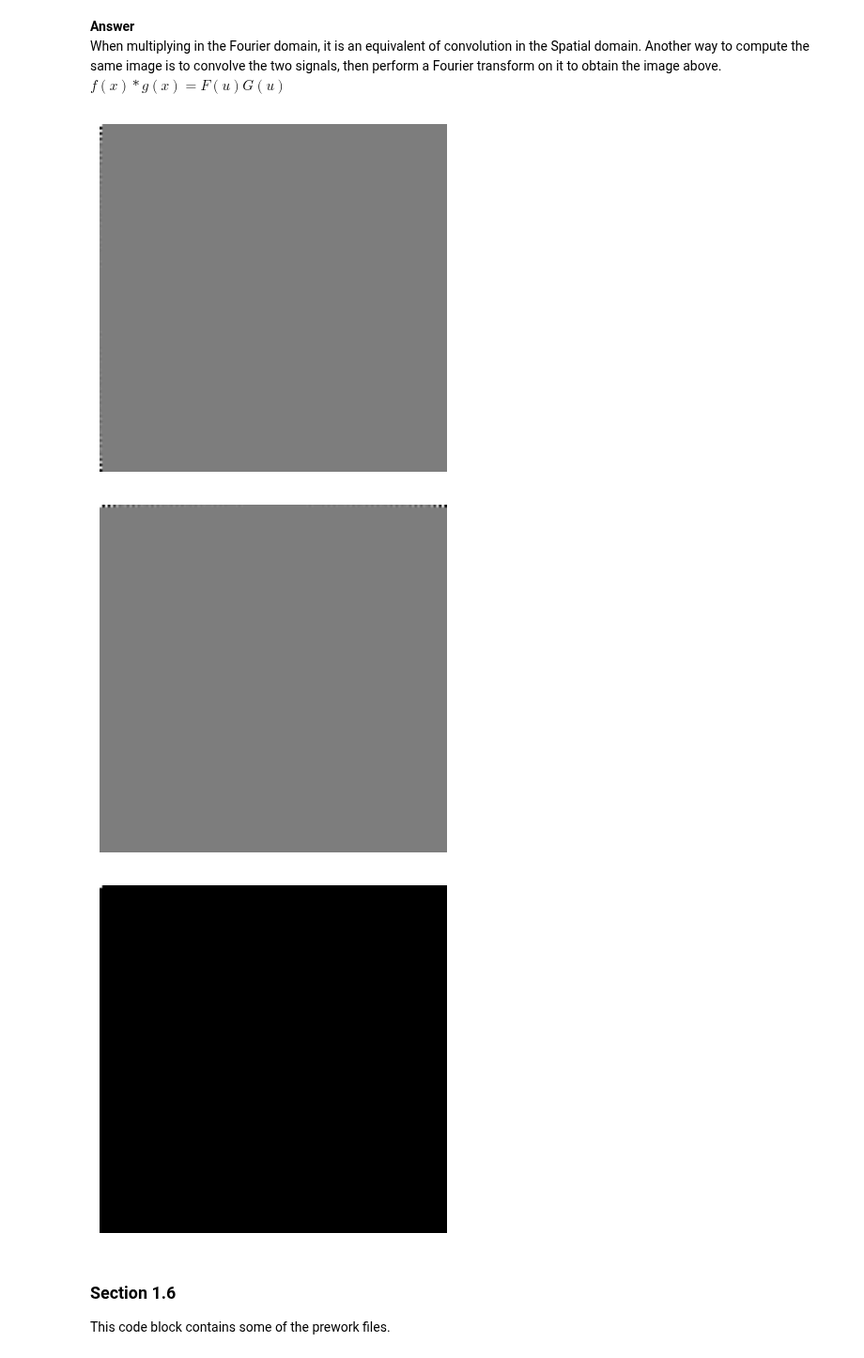
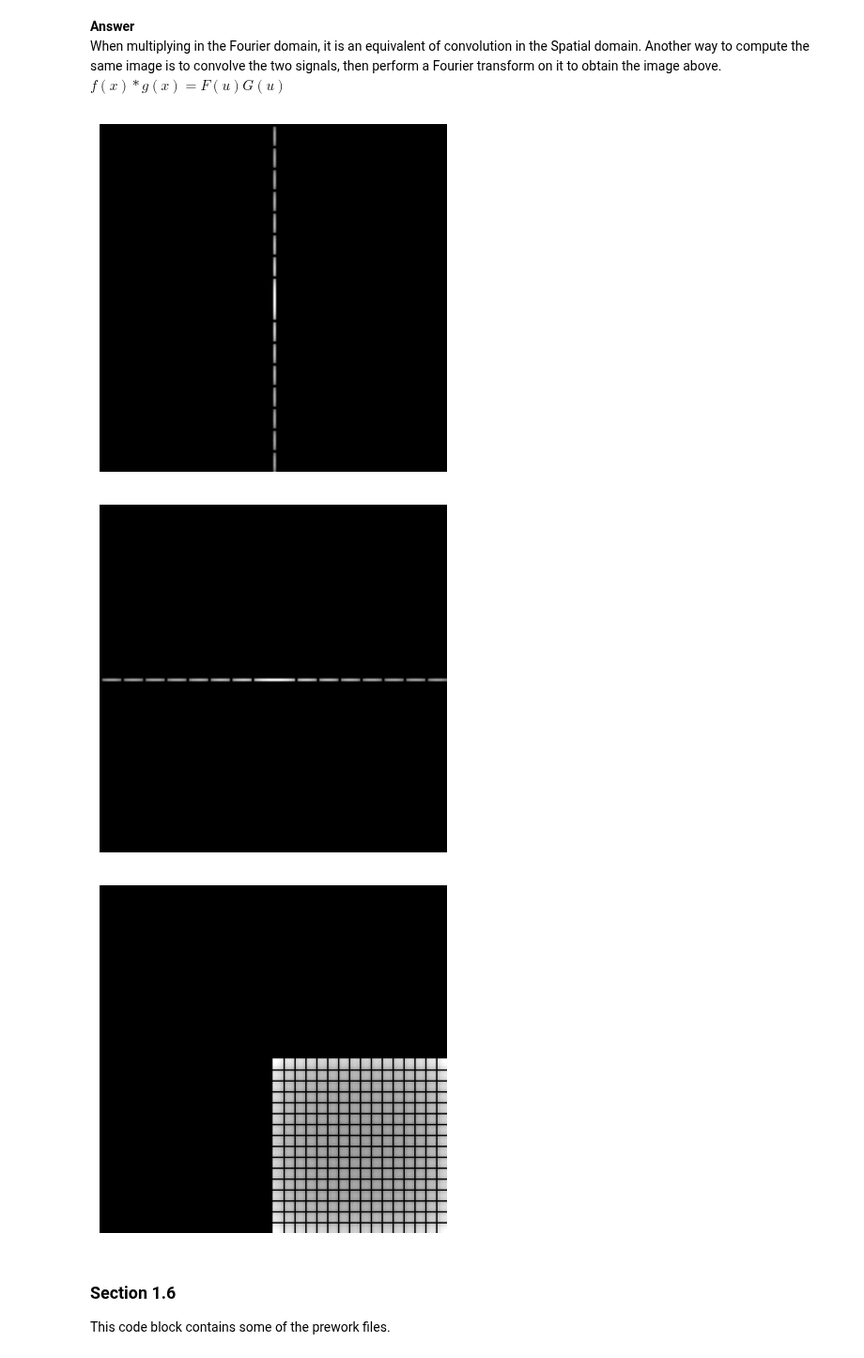
Before and after one commit to RakinAli/Computer-Vision-course, a Jupyter notebook: Labs/Lab 1/Karen/karen.ipynb, the cells around one changed output. Shown at 94% size. Saved outputs shown, nothing was run; the diff lists cells and outputs as text; code cells hidden in the pictures.

```diff
--- a/Labs/Lab 1/Karen/karen.ipynb
+++ b/Labs/Lab 1/Karen/karen.ipynb
@@ -232,14 +233,14 @@ $f(x)*g(x) = F(u)G(u)$
 # %%
 FHat = fft2(F)
 GHat = fft2(G)
-showgrey(FHat, True)
-showgrey(GHat, True)
+showfs(FHat)
+showfs(GHat)
 FGHat = convolve2d(FHat,GHat)
-showgrey(FHat*GHat)
+showfs(FGHat)
 # %% [output]
-[figure, old version]
+[figure, new version]
-[figure, old version]
+[figure, new version]
-[figure, old version]
+[figure, new version]
 # %% [markdown]
 ### Section 1.6
 
```
Also changed, not shown: parts of 10 cells of this notebook, 57 other files.
